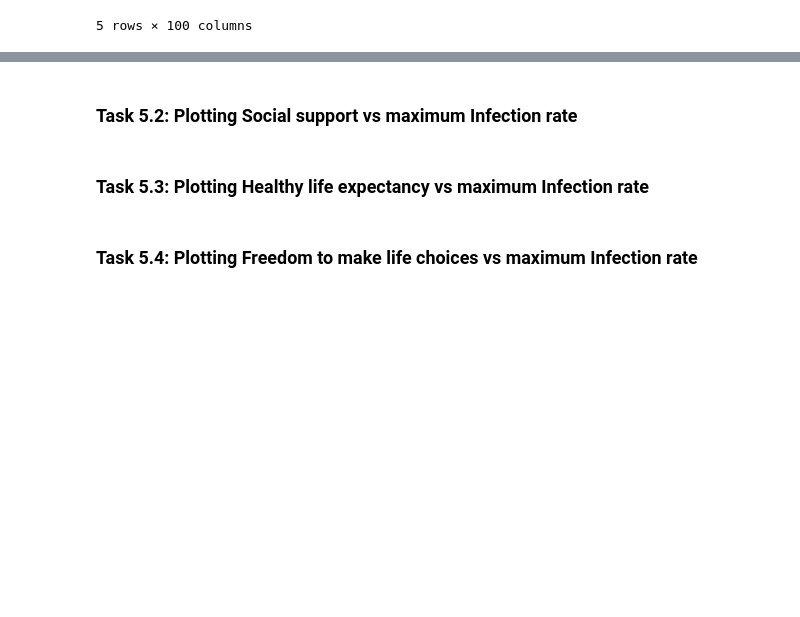
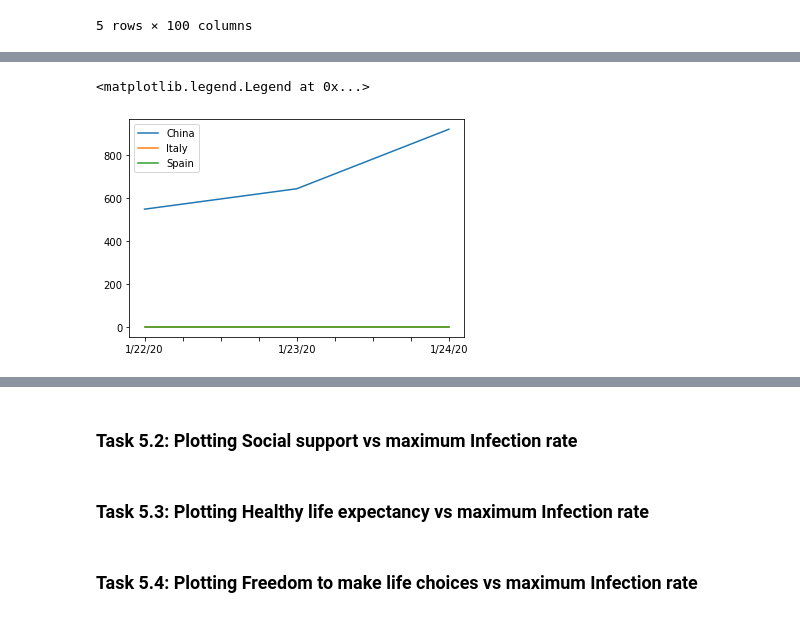
Before and after one commit to nhjoy/Covid-19-Data-Analysis, a Jupyter notebook: covid19 data analysis notebook.ipynb, the cells around one changed output, grey strips where cells are left out. Drawn from its saved outputs; the diff is of its cells as text; code cells hidden in the pictures; blank space fills up the shorter version.

```diff
--- a/covid19 data analysis notebook.ipynb
+++ b/covid19 data analysis notebook.ipynb
@@ -108,0 +83,10 @@ our Analysis is not finished unless we visualize the results in terms figures an
+# %%
+#showing the data of first 3days
+
+df_confirmed_focused.loc["China"][:3].plot()
+df_confirmed_focused.loc["Italy"][:3].plot()
+df_confirmed_focused.loc["Spain"][:3].plot()
+plt.legend()
+# %% [output]
+<matplotlib.legend.Legend at 0x...>
+[figure, added]
```
Also changed, not shown: parts of 31 cells of this notebook.
